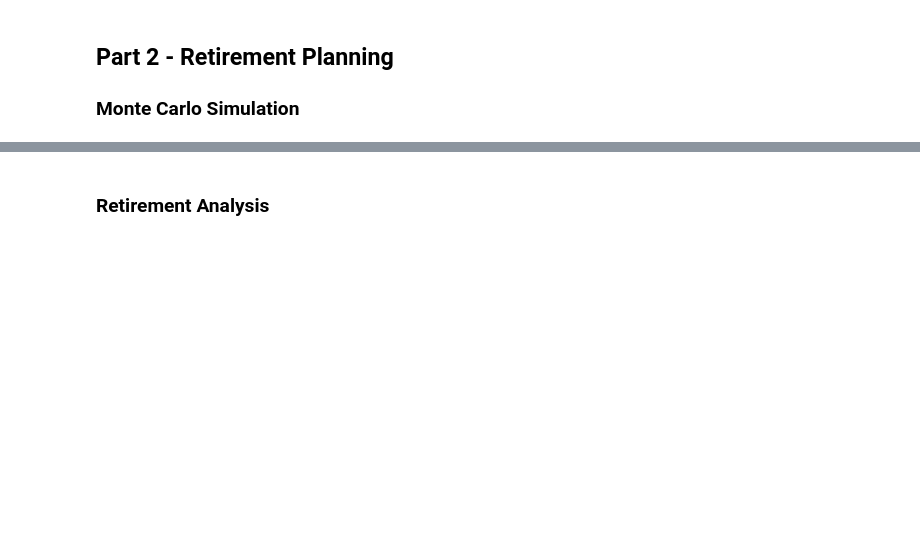
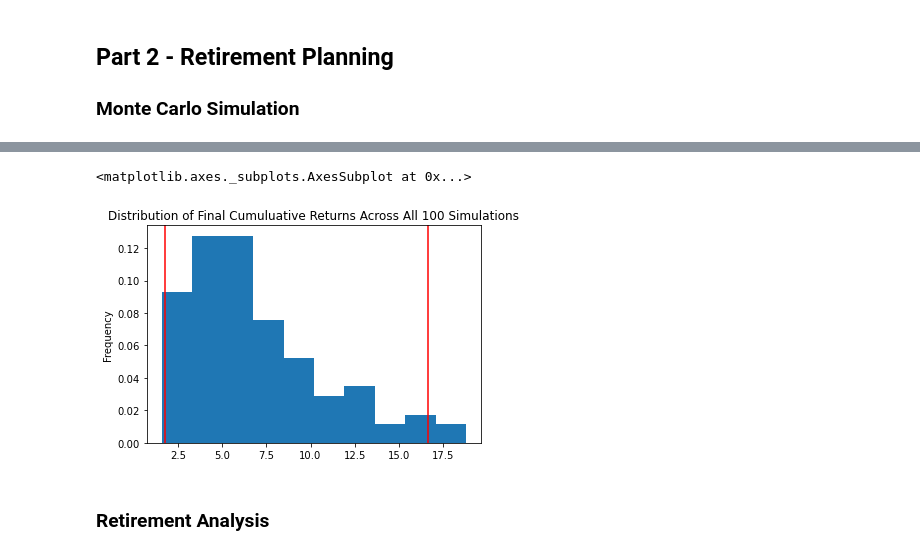
Before and after one commit to drg-developer-2-GWFinTech-Homeworks/homework-4, a Jupyter notebook: financial-planner.ipynb, the cells around one changed output, grey strips where cells are left out. Saved outputs shown, nothing was run; the diff lists cells and outputs as text; code cells hidden in the pictures; blank space fills up the shorter version.

```diff
--- a/financial-planner.ipynb
+++ b/financial-planner.ipynb
@@ -171,6 +229,9 @@ df_stock_data.head()
 # %%
 # Plot probability distribution and confidence intervals
-# YOUR CODE HERE!
+mc.plot_distribution()
+# %% [output]
+<matplotlib.axes._subplots.AxesSubplot at 0x...>
+[figure, added]
 # %% [markdown]
 ### Retirement Analysis
 # %%
```
Also changed, not shown: parts of 30 cells of this notebook.
